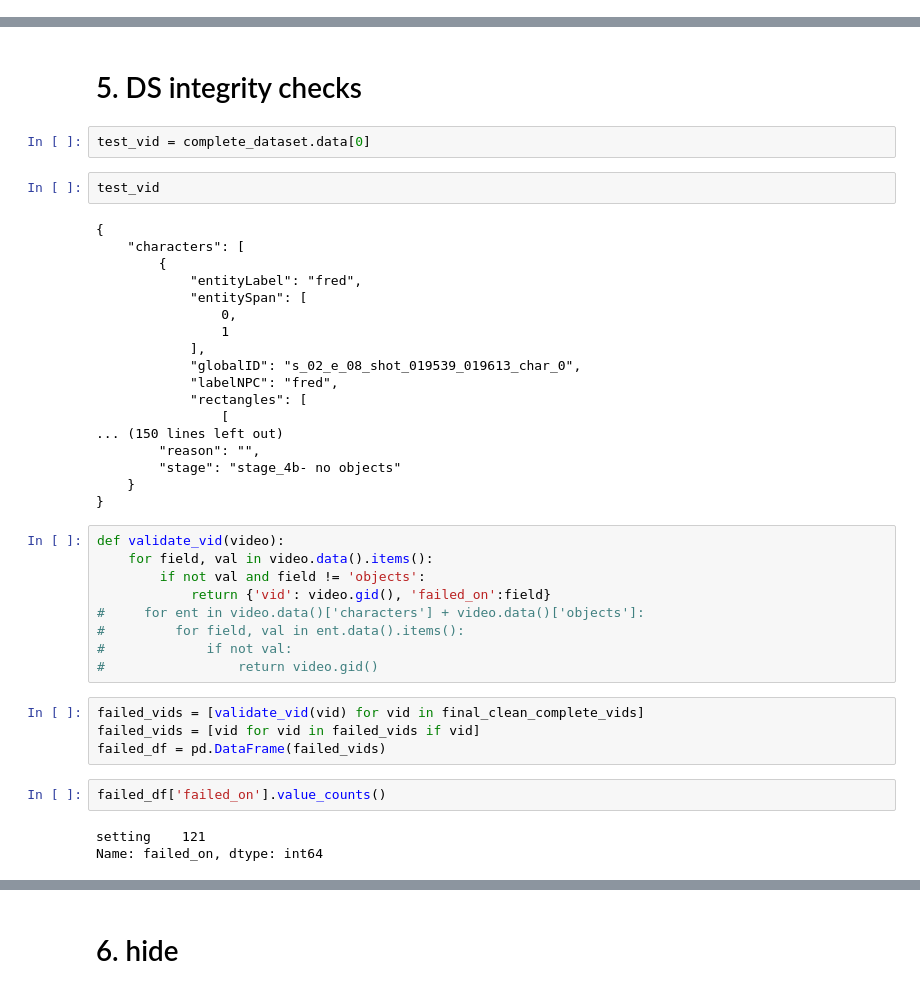
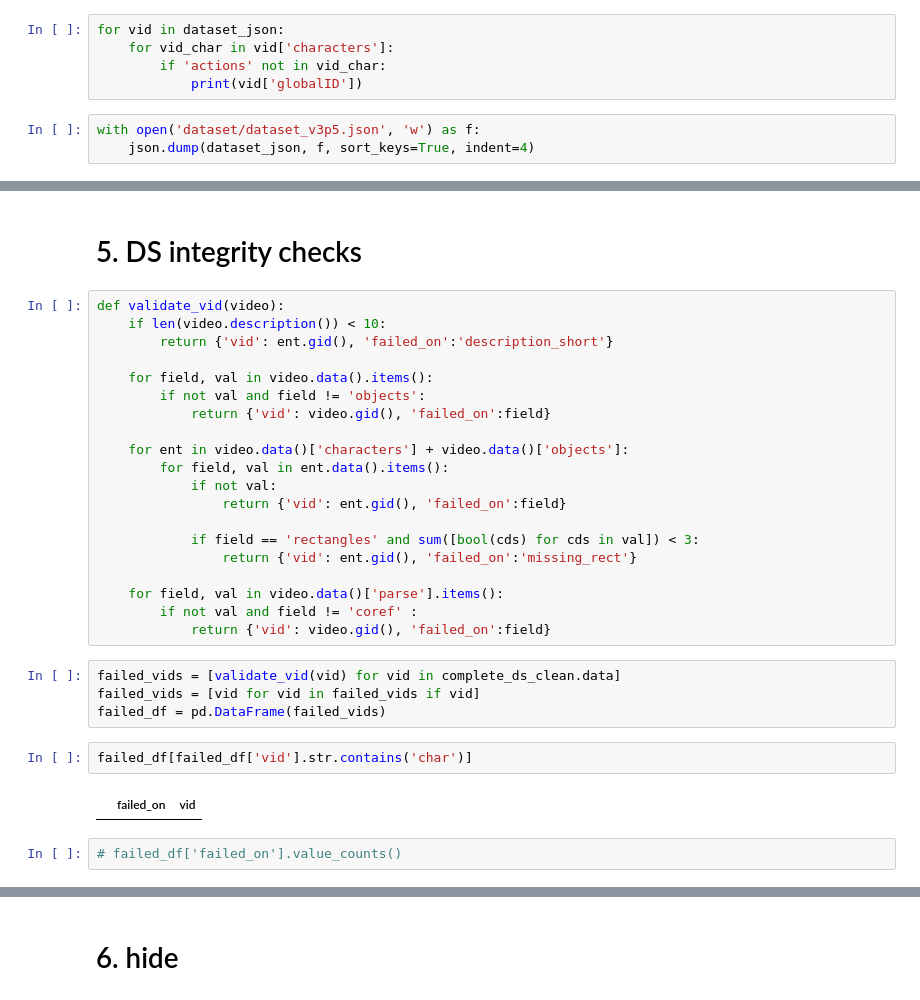
Before and after one commit to drschwenk/build_dataset, a Jupyter notebook: build_ds.ipynb, the cells around one changed output, grey strips where cells are left out. Cells and saved outputs as stored; diff of their text form.

Commit message:
parsing action info

```diff
--- a/build_ds.ipynb
+++ b/build_ds.ipynb
@@ -1291,3 +1353,11 @@ sum(only_coref)
+# %%
+for vid in dataset_json:
+    for vid_char in vid['characters']:
+        if 'actions' not in vid_char:
+            print(vid['globalID'])
+# %%
+with open('dataset/dataset_v3p5.json', 'w') as f:
+    json.dump(dataset_json, f, sort_keys=True, indent=4)
 # %% [markdown]
 # 3. gen segmentation anno data
 # %%
@@ -1542,43 +1612,33 @@ with open('dataset_v0p1.json', 'w') as f:
     json.dump(dataset_v0p1, f, indent=4, sort_keys=True)
 # %% [markdown]
 # 5. DS integrity checks
-# %%
-test_vid = complete_dataset.data[0]
-# %%
-test_vid
-# %% [output]
-{
-    "characters": [
-        {
-            "entityLabel": "fred",
-            "entitySpan": [
-                0,
-                1
-            ],
-            "globalID": "s_02_e_08_shot_019539_019613_char_0",
-            "labelNPC": "fred",
-            "rectangles": [
-                [
-... (150 lines left out)
-        "reason": "",
-        "stage": "stage_4b- no objects"
-    }
-}
 # %%
 def validate_vid(video):
+    if len(video.description()) < 10:
+        return {'vid': ent.gid(), 'failed_on':'description_short'}
+
     for field, val in video.data().items():
         if not val and field != 'objects':
             return {'vid': video.gid(), 'failed_on':field}
-#     for ent in video.data()['characters'] + video.data()['objects']:
-#         for field, val in ent.data().items():
-#             if not val:
-#                 return video.gid()
+
+    for ent in video.data()['characters'] + video.data()['objects']:
+        for field, val in ent.data().items():
+            if not val:
+                return {'vid': ent.gid(), 'failed_on':field}
+
+            if field == 'rectangles' and sum([bool(cds) for cds in val]) < 3:
+                return {'vid': ent.gid(), 'failed_on':'missing_rect'}
+
+    for field, val in video.data()['parse'].items():
+        if not val and field != 'coref' :
+            return {'vid': video.gid(), 'failed_on':field}
 # %%
-failed_vids = [validate_vid(vid) for vid in final_clean_complete_vids]
+failed_vids = [validate_vid(vid) for vid in complete_ds_clean.data]
 failed_vids = [vid for vid in failed_vids if vid]
 failed_df = pd.DataFrame(failed_vids)
+# %%
+failed_df[failed_df['vid'].str.contains('char')]
+# %% [output]
+|  | failed_on | vid |
 # %%
-failed_df['failed_on'].value_counts()
+# failed_df['failed_on'].value_counts()
-# %% [output]
-setting    121
-Name: failed_on, dtype: int64
```
Also changed, not shown: parts of 83 cells of this notebook.
